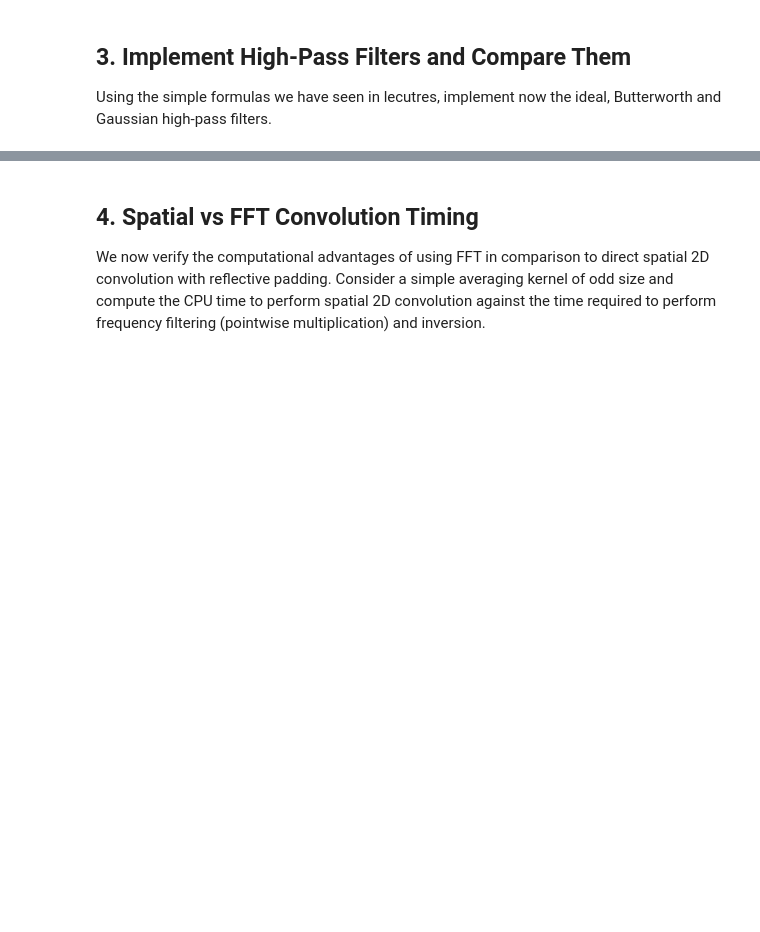
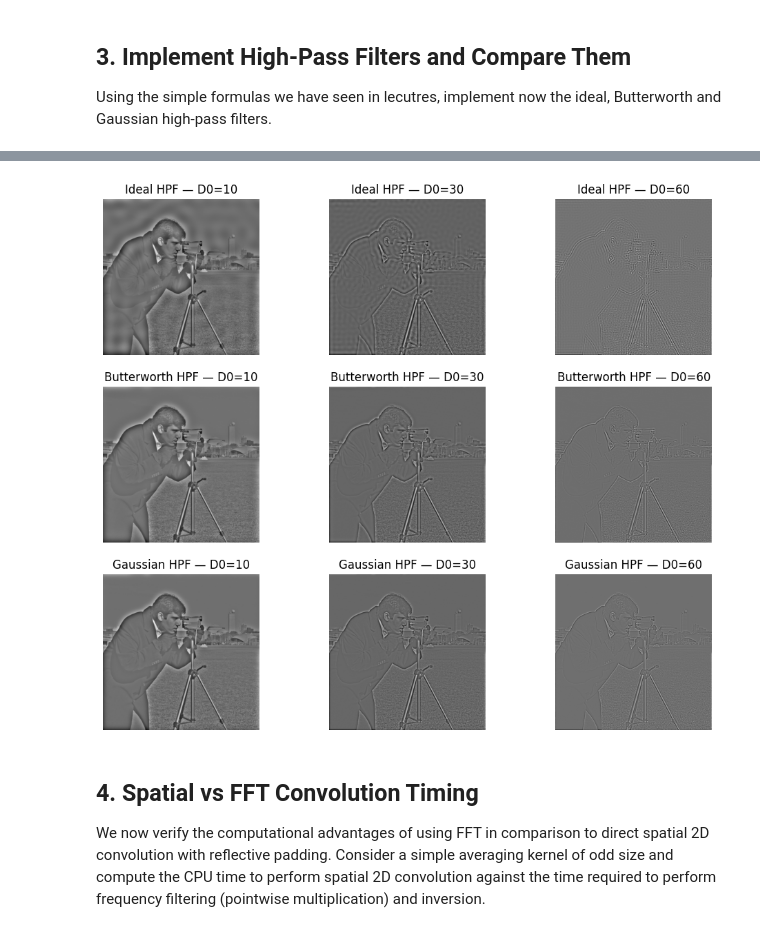
Before and after one commit to mariomine88/Unige_code, a Jupyter notebook: Master/First/DSP/lab 3 - Frequency filtering, Fourier transform and deconvolution/DSIP_lab3.ipynb, the cells around one changed output, grey strips where cells are left out. Saved outputs shown, nothing was run; the diff lists cells and outputs as text; code cells hidden in the pictures; blank space fills up the shorter version.

```diff
--- a/Master/First/DSP/lab 3 - Frequency filtering, Fourier transform and deconvolution/DSIP_lab3.ipynb
+++ b/Master/First/DSP/lab 3 - Frequency filtering, Fourier transform and deconvolution/DSIP_lab3.ipynb
@@ -95,21 +100,21 @@ def ideal_filter(D,D0):
     mask = np.zeros(D.shape)
     # Ideal LPF: sharp circular cutoff
     # Complete
-    mask = ...
+    mask = (D <= D0).astype(float)
     return mask
 
 def butterworth_filter(D,D0,n=2):
     mask = np.zeros(D.shape)
     # Butterworth LPF: smooth transition
     # Complete
-    mask = ...
+    mask = 1 / (1 + (D/D0)**(2*n))
     return mask
 
 def gaussian_filter(D,D0):
     mask = np.zeros(D.shape)
     # Gaussian LPF: smoothest falloff
     # Complete
-    mask = ...
+    mask = np.exp(-(D**2)/(2*D0**2))
     return mask
 
 # Apply frequency filter to image using transfer function H(u,v) and return filtered image. Use FFT and inverse FFT.
@@ -118,9 +123,9 @@ def apply_freq_filter(img, H):
     # Apply filter: FFT → shift → multiply → inverse FFT
     F = fftpack.fftshift(fftpack.fft2(img))
     # Complete
-    G = ...
+    G = F * H
     # Complete taking real part of inverse FFT (it should be real)
-    filtered =...
+    filtered = np.real(fftpack.ifft2(fftpack.ifftshift(G)))
     return filtered
 # %%
 # Show surface representation of filters
@@ -189,19 +198,19 @@ Using the simple formulas we have seen in lecutres, implement now the ideal, But
 
 def ideal_high_pass(D,D0):
     # Complete
-    mask = ...
+    mask = 1 - ideal_filter(D, D0)
     return mask
 
 def butterworth_high_pass(D,D0, n=2):
     # HPF = 1 - Butterworth LPF
     # Complete
-    mask = ...
+    mask = 1 - butterworth_filter(D, D0, n)
     return mask
 
 def gaussian_high_pass(D,D0):
     # HPF = 1 - Gaussian LPF
     # Complete
-    mask = ...
+    mask = 1 - gaussian_filter(D, D0)
     return mask
 # %%
 # Plot high-pass filters
@@ -225,19 +236,21 @@ plt.show()
 # %%
 # Apply high-pass filters with different cutoff distances and show results
 
 cutoffs=[10,30,60]
 filters=[ideal_high_pass,butterworth_high_pass,gaussian_high_pass]
 names=['Ideal','Butterworth','Gaussian']
 
 fig,axes=plt.subplots(3,3,figsize=(12,10))
 for i,f in enumerate(filters):
     for j,c in enumerate(cutoffs):
-        H=f(c)
+        H=f(D,c)
         out=apply_freq_filter(img,H)
         axes[i,j].imshow(out,cmap='gray')
         axes[i,j].set_title(f"{names[i]} HPF — D0={c}")
         axes[i,j].axis('off')
 plt.show()
+# %% [output]
+[figure, added]
 # %% [markdown]
 ## 4. Spatial vs FFT Convolution Timing
 We now verify the computational advantages of using FFT in comparison to direct spatial 2D convolution with reflective padding.
```
Also changed, not shown: parts of 10 cells of this notebook.
